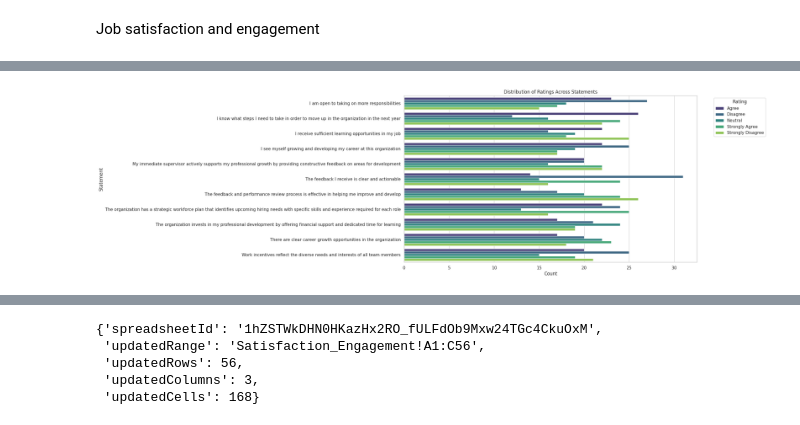
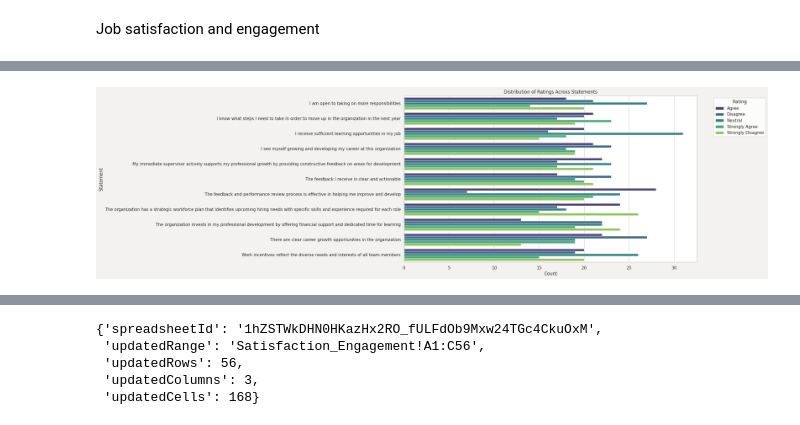
Before and after one commit to abdyraman/annualsatisfactionsurvey, a Jupyter notebook: annualsatisfaction.ipynb, the cells around one changed output, grey strips where cells are left out. Saved outputs shown, nothing was run; the diff lists cells and outputs as text; code cells hidden in the pictures.

```diff
--- a/annualsatisfaction.ipynb
+++ b/annualsatisfaction.ipynb
@@ -611,4 +605,4 @@ rating_counts_values_satis_engage
 # %%
-plotting(rating_counts_values_satis_engage)
+plotting(rating_counts_satisfaction_engagement)
 # %% [output]
-[figure, old version]
+[figure, new version]
```
Also changed, not shown: parts of 21 cells of this notebook.
